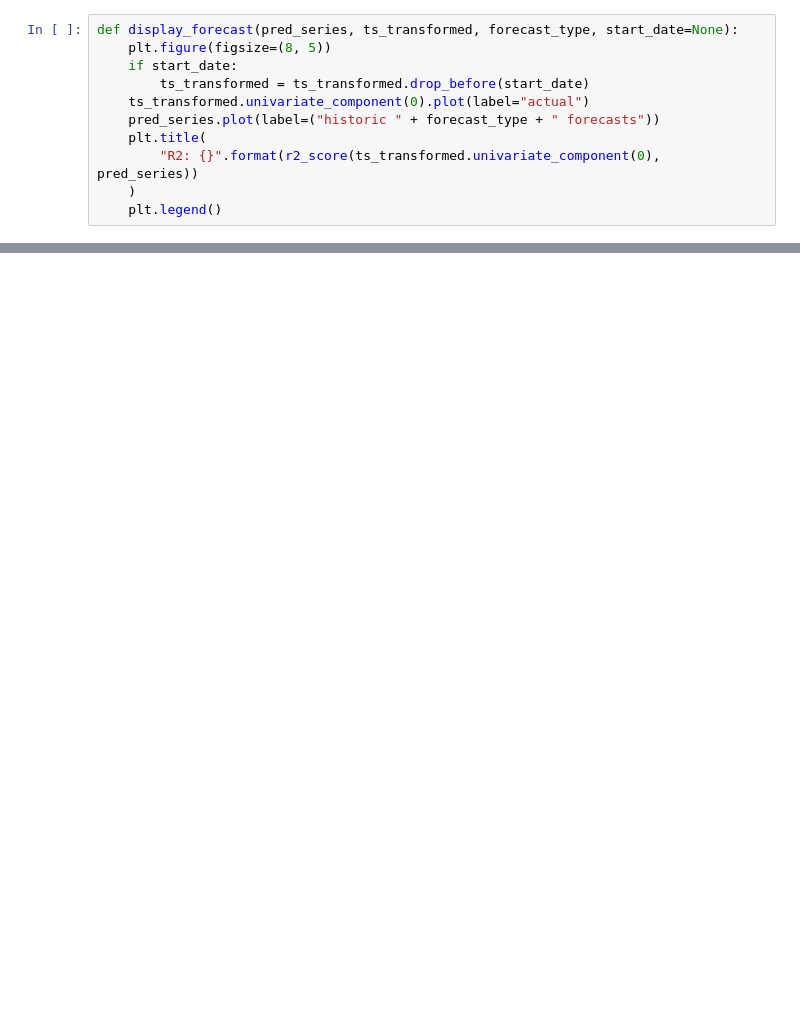
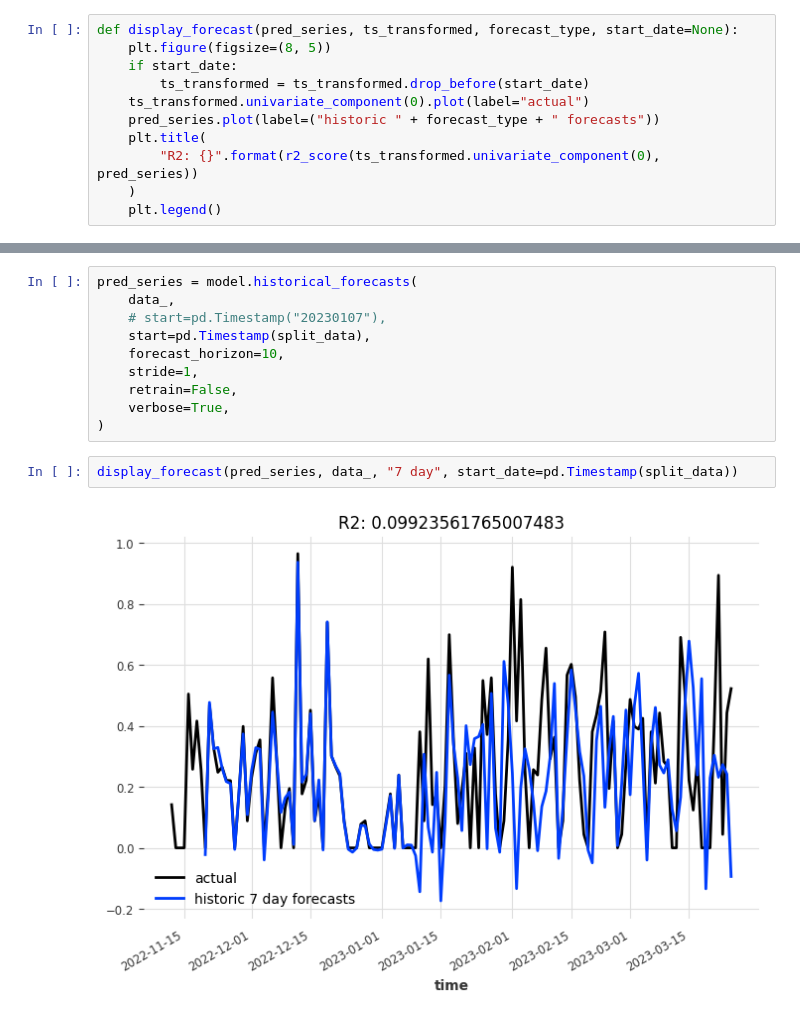
Before and after one commit to brayanfz013/app_predicction, a Jupyter notebook: notebooks/Darts.ipynb, the cells around one changed output, grey strips where cells are left out. Cells and saved outputs as stored; diff of their text form; blank space fills up the shorter version.

```diff
--- a/notebooks/Darts.ipynb
+++ b/notebooks/Darts.ipynb
@@ -386,0 +530,14 @@ def display_forecast(pred_series, ts_transformed, forecast_type, start_date=None
+# %%
+pred_series = model.historical_forecasts(
+    data_,
+    # start=pd.Timestamp("20230107"),
+    start=pd.Timestamp(split_data),
+    forecast_horizon=10,
+    stride=1,
+    retrain=False,
+    verbose=True,
+)
+# %%
+display_forecast(pred_series, data_, "7 day", start_date=pd.Timestamp(split_data))
+# %% [output]
+[figure, added]
```
Also changed, not shown: parts of 58 cells of this notebook, 39 other files.
